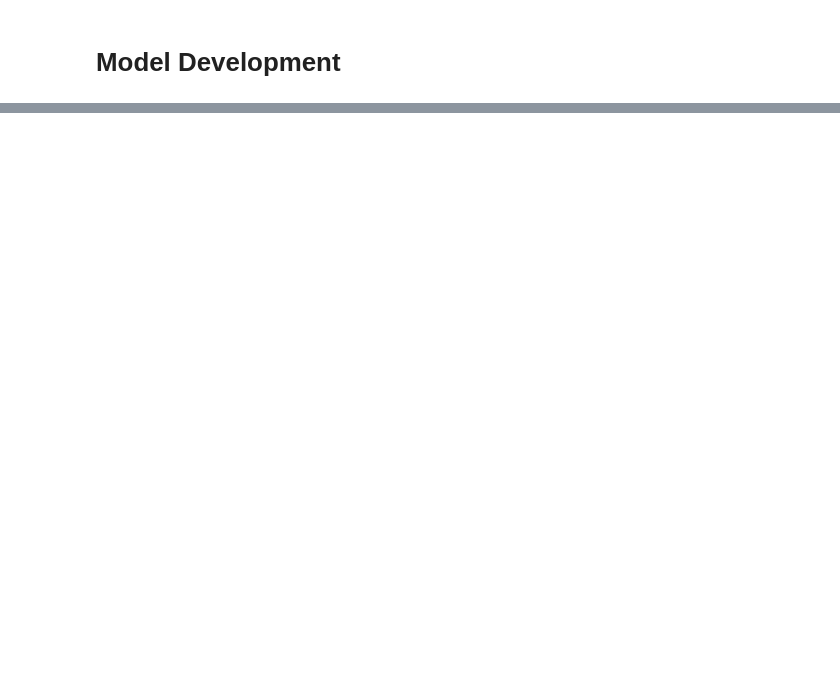
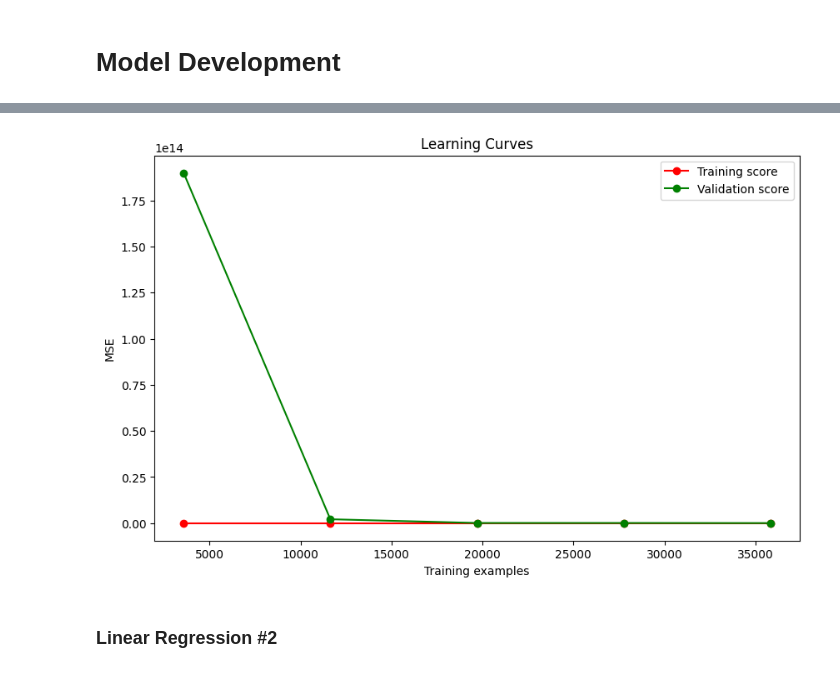
Before and after one commit to sammig6i/NBA-Fantasy-Points-Prediction, a Jupyter notebook: notebooks/model_development.ipynb, the cells around one changed output, grey strips where cells are left out. Drawn from its saved outputs; the diff is of its cells as text; code cells hidden in the pictures; blank space fills up the shorter version.

```diff
--- a/notebooks/model_development.ipynb
+++ b/notebooks/model_development.ipynb
@@ -139,0 +284,20 @@ print(df[df['Season'] == '2023-24']['Date'].min())
+# %%
+train_sizes, train_scores, val_scores = learning_curve(LinearRegression(), X_train, y_train, cv=5,
+                                                      scoring='neg_mean_squared_error', train_sizes=np.linspace(0.1, 1.0, 5)
+                                                      )
+
+train_scores_mean = -train_scores.mean(axis=1)
+val_scores_mean = -val_scores.mean(axis=1)
+
+plt.figure(figsize=(10, 6))
+plt.plot(train_sizes, train_scores_mean, 'o-', color='r', label='Training score')
+plt.plot(train_sizes, val_scores_mean, 'o-', color='g', label='Validation score')
+plt.xlabel('Training examples')
+plt.ylabel('MSE')
+plt.title('Learning Curves')
+plt.legend(loc='best')
+plt.show()
+# %% [output]
+[figure, added]
+# %% [markdown]
+### Linear Regression #2
```
Also changed, not shown: parts of 20 cells of this notebook, 2 other files.
